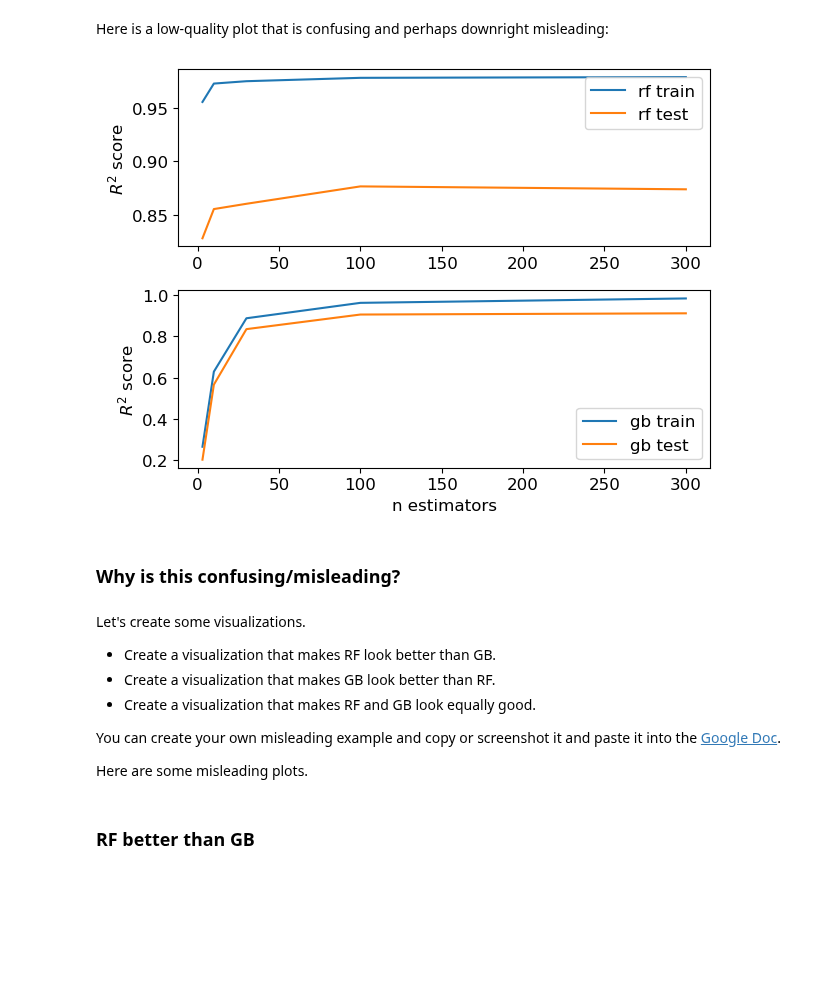
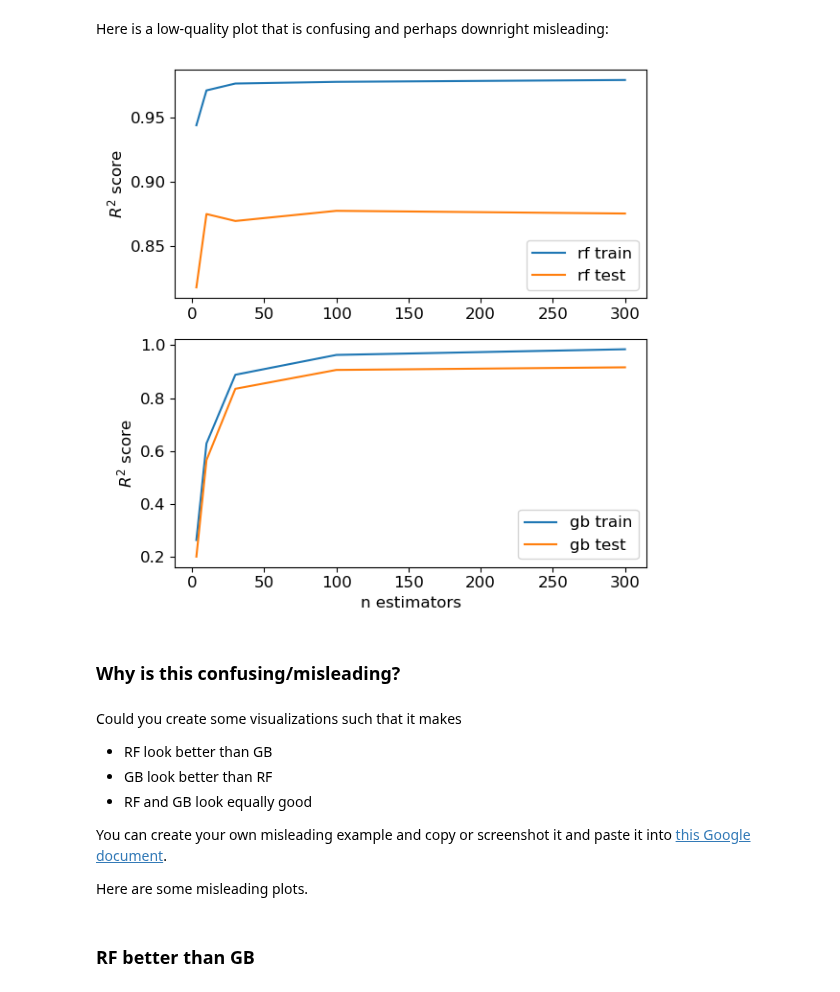
Before and after one commit to UBC-CS/cpsc330-2023W1, a Jupyter notebook: lectures/21_communication.ipynb, the cells around one changed output. Cells and saved outputs as stored; diff of their text form; code cells hidden in the pictures; blank space fills up the shorter version.

```diff
--- a/lectures/21_communication.ipynb
+++ b/lectures/21_communication.ipynb
@@ -628,7 +624,7 @@ ordinal_transformer_oth = make_pipeline(
 
 categorical_transformer = make_pipeline(
     SimpleImputer(strategy="constant", fill_value="missing"),
-    OneHotEncoder(handle_unknown="ignore", sparse=False),
+    OneHotEncoder(handle_unknown="ignore", sparse_output=False),
 )
 
 preprocessor = make_column_transformer(
@@ -742,30 +738,31 @@ for n_estimators in n_estimators_values:
 # %% [markdown]
 Here is a low-quality plot that is confusing and perhaps downright misleading:
 # %%
+plt.figure(figsize=(6,6));
 plt.subplot(2, 1, 1)
 plt.plot(n_estimators_values, score_rf_train, label="rf train")
 plt.plot(n_estimators_values, score_rf_test, label="rf test")
 plt.ylabel("$R^2$ score")
 plt.legend()
 plt.subplot(2, 1, 2)
 plt.plot(n_estimators_values, score_gb_train, label="gb train")
 plt.plot(n_estimators_values, score_gb_test, label="gb test")
 plt.xlabel("n estimators")
 plt.ylabel("$R^2$ score")
 plt.legend()
 plt.tight_layout();
 # %% [output]
-[figure, old version]
+[figure, new version]
 # %% [markdown]
 ### Why is this confusing/misleading?
 # %% [markdown]
-Let's create some visualizations.
+Could you create some visualizations such that it makes
 
-- Create a visualization that makes RF look better than GB.
-- Create a visualization that makes GB look better than RF.
-- Create a visualization that makes RF and GB look equally good.
+- RF look better than GB
+- GB look better than RF
+- RF and GB look equally good
 
-You can create your own misleading example and copy or screenshot it and paste it into the [Google Doc](https://docs.google.com/document/d/1y4YMSAWQGRFFn8ig0pAs5TJR5h2jKnvtY97HN-rEkyE/edit#).
+You can create your own misleading example and copy or screenshot it and paste it into [this Google document](https://docs.google.com/document/d/1Nqpcx4yHuVhyrDFrpxbBnduoJC4VFnvVybqzIA1aUmM/edit?usp=sharing).
 
 Here are some misleading plots.
 # %% [markdown]
```
Also changed, not shown: parts of 15 cells of this notebook.
